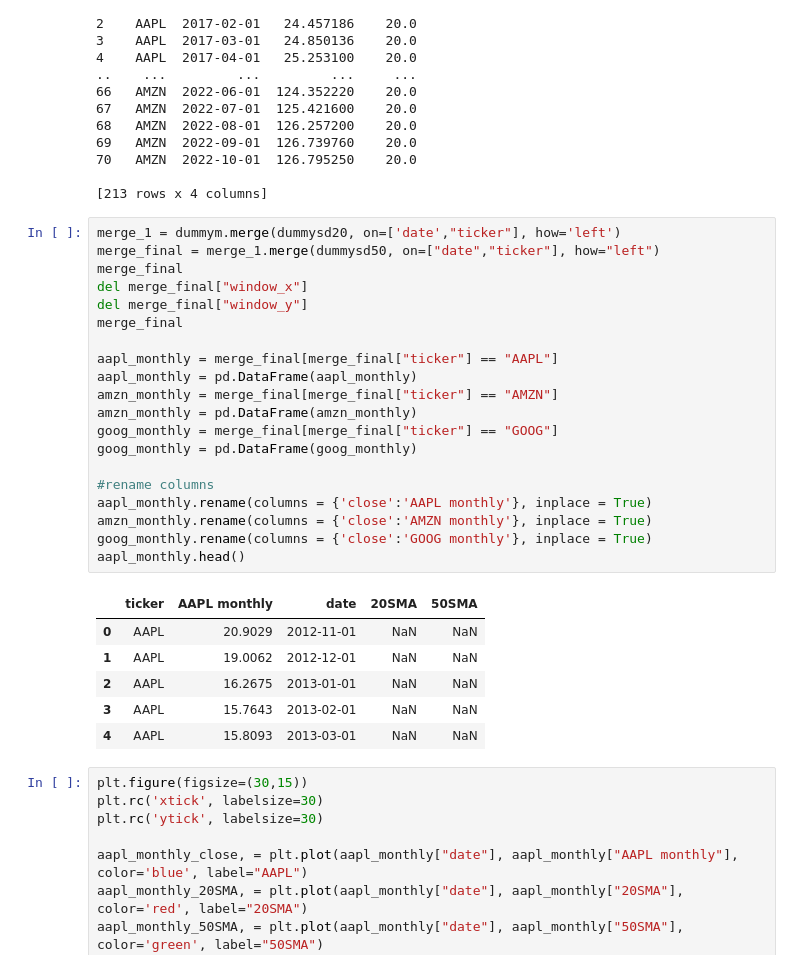
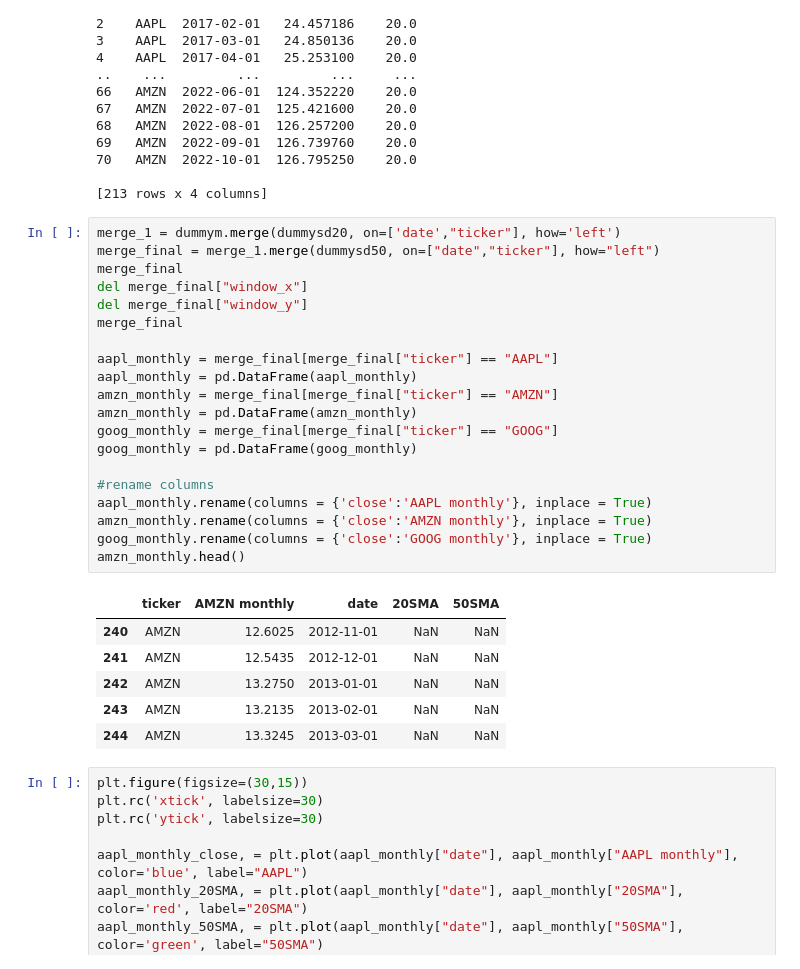
Before and after one commit to lyndsaywylie/Project-1, a Jupyter notebook: monthly_charts.ipynb, the cells around one changed output. Drawn from its saved outputs; the diff is of its cells as text.

```diff
--- a/monthly_charts.ipynb
+++ b/monthly_charts.ipynb
@@ -208,30 +208,30 @@ print(dummysd50)
 # %%
 merge_1 = dummym.merge(dummysd20, on=['date',"ticker"], how='left')
 merge_final = merge_1.merge(dummysd50, on=["date","ticker"], how="left")
 merge_final
 del merge_final["window_x"]
 del merge_final["window_y"]
 merge_final
 
 aapl_monthly = merge_final[merge_final["ticker"] == "AAPL"]
 aapl_monthly = pd.DataFrame(aapl_monthly)
 amzn_monthly = merge_final[merge_final["ticker"] == "AMZN"]
 amzn_monthly = pd.DataFrame(amzn_monthly)
 goog_monthly = merge_final[merge_final["ticker"] == "GOOG"]
 goog_monthly = pd.DataFrame(goog_monthly)
 
 #rename columns
 aapl_monthly.rename(columns = {'close':'AAPL monthly'}, inplace = True)
 amzn_monthly.rename(columns = {'close':'AMZN monthly'}, inplace = True)
 goog_monthly.rename(columns = {'close':'GOOG monthly'}, inplace = True)
-aapl_monthly.head()
+amzn_monthly.head()
 # %% [output]
-|  | ticker | AAPL monthly | date | 20SMA | 50SMA |
-| 0 | AAPL | 20.9029 | 2012-11-01 | NaN | NaN |
-| 1 | AAPL | 19.0062 | 2012-12-01 | NaN | NaN |
-| 2 | AAPL | 16.2675 | 2013-01-01 | NaN | NaN |
-| 3 | AAPL | 15.7643 | 2013-02-01 | NaN | NaN |
-| 4 | AAPL | 15.8093 | 2013-03-01 | NaN | NaN |
+|  | ticker | AMZN monthly | date | 20SMA | 50SMA |
+| 240 | AMZN | 12.6025 | 2012-11-01 | NaN | NaN |
+| 241 | AMZN | 12.5435 | 2012-12-01 | NaN | NaN |
+| 242 | AMZN | 13.2750 | 2013-01-01 | NaN | NaN |
+| 243 | AMZN | 13.2135 | 2013-02-01 | NaN | NaN |
+| 244 | AMZN | 13.3245 | 2013-03-01 | NaN | NaN |
 # %%
 plt.figure(figsize=(30,15))
 plt.rc('xtick', labelsize=30)
```
Also changed, not shown: parts of 2 cells of this notebook.
